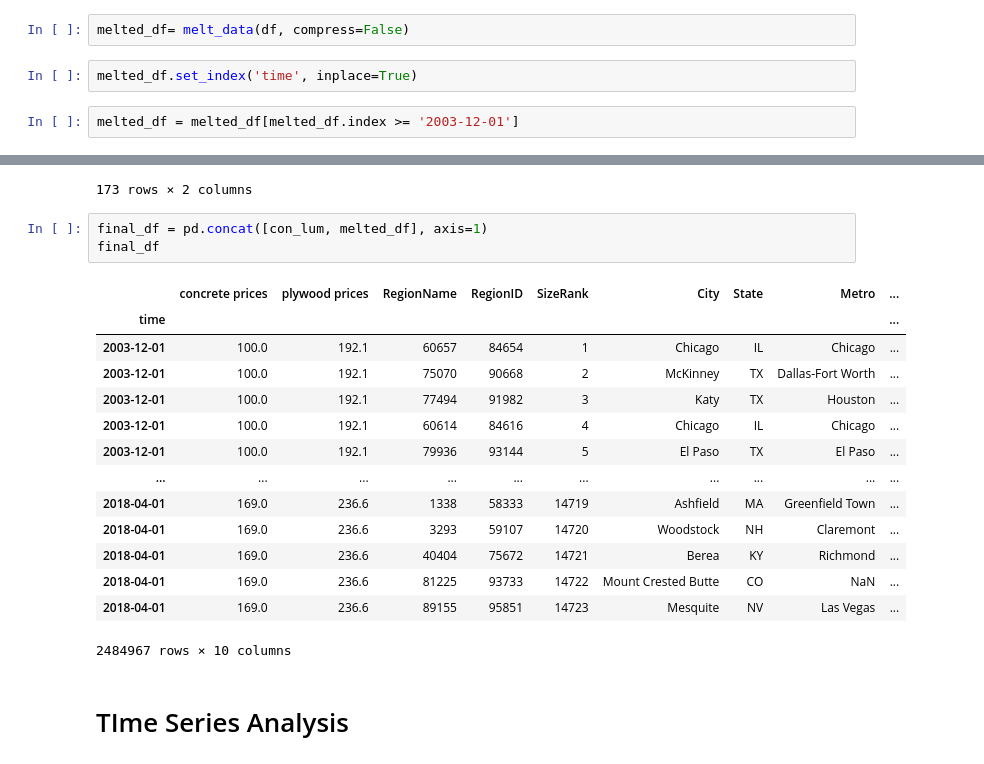
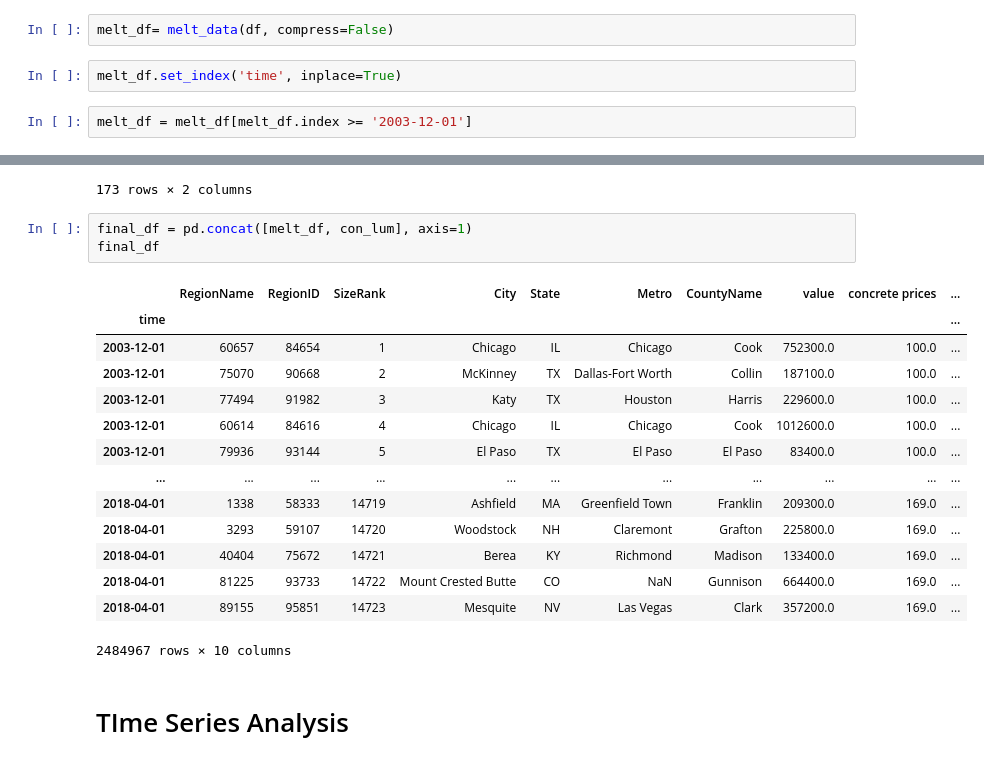
Before and after one commit to fivearm/Phase_4_Project, a Jupyter notebook: check.ipynb, the cells around one changed output, grey strips where cells are left out. Cells and saved outputs as stored; diff of their text form.

```diff
--- a/check.ipynb
+++ b/check.ipynb
@@ -232,6 +234,6 @@ df_melt.time.min(), df_melt.time.max()
 # %%
-melted_df= melt_data(df, compress=False)
+melt_df= melt_data(df, compress=False)
 # %%
-melted_df.set_index('time', inplace=True)
+melt_df.set_index('time', inplace=True)
 # %%
-melted_df = melted_df[melted_df.index >= '2003-12-01']
+melt_df = melt_df[melt_df.index >= '2003-12-01']
@@ -341,22 +343,22 @@ con_lum
 | 2018-04-01 | 169.0 | 236.6 |
 173 rows × 2 columns
 # %%
-final_df = pd.concat([con_lum, melted_df], axis=1)
+final_df = pd.concat([melt_df, con_lum], axis=1)
 final_df
 # %% [output]
-|  | concrete prices | plywood prices | RegionName | RegionID | SizeRank | City | State | Metro | ... |
-| time |  |  |  |  |  |  |  |  | ... |
-| 2003-12-01 | 100.0 | 192.1 | 60657 | 84654 | 1 | Chicago | IL | Chicago | ... |
-| 2003-12-01 | 100.0 | 192.1 | 75070 | 90668 | 2 | McKinney | TX | Dallas-Fort Worth | ... |
-| 2003-12-01 | 100.0 | 192.1 | 77494 | 91982 | 3 | Katy | TX | Houston | ... |
-| 2003-12-01 | 100.0 | 192.1 | 60614 | 84616 | 4 | Chicago | IL | Chicago | ... |
-| 2003-12-01 | 100.0 | 192.1 | 79936 | 93144 | 5 | El Paso | TX | El Paso | ... |
-| ... | ... | ... | ... | ... | ... | ... | ... | ... | ... |
-| 2018-04-01 | 169.0 | 236.6 | 1338 | 58333 | 14719 | Ashfield | MA | Greenfield Town | ... |
-| 2018-04-01 | 169.0 | 236.6 | 3293 | 59107 | 14720 | Woodstock | NH | Claremont | ... |
-| 2018-04-01 | 169.0 | 236.6 | 40404 | 75672 | 14721 | Berea | KY | Richmond | ... |
-| 2018-04-01 | 169.0 | 236.6 | 81225 | 93733 | 14722 | Mount Crested Butte | CO | NaN | ... |
-| 2018-04-01 | 169.0 | 236.6 | 89155 | 95851 | 14723 | Mesquite | NV | Las Vegas | ... |
+|  | RegionName | RegionID | SizeRank | City | State | Metro | CountyName | value | concrete prices | ... |
+| time |  |  |  |  |  |  |  |  |  | ... |
+| 2003-12-01 | 60657 | 84654 | 1 | Chicago | IL | Chicago | Cook | 752300.0 | 100.0 | ... |
+| 2003-12-01 | 75070 | 90668 | 2 | McKinney | TX | Dallas-Fort Worth | Collin | 187100.0 | 100.0 | ... |
+| 2003-12-01 | 77494 | 91982 | 3 | Katy | TX | Houston | Harris | 229600.0 | 100.0 | ... |
+| 2003-12-01 | 60614 | 84616 | 4 | Chicago | IL | Chicago | Cook | 1012600.0 | 100.0 | ... |
+| 2003-12-01 | 79936 | 93144 | 5 | El Paso | TX | El Paso | El Paso | 83400.0 | 100.0 | ... |
+| ... | ... | ... | ... | ... | ... | ... | ... | ... | ... | ... |
+| 2018-04-01 | 1338 | 58333 | 14719 | Ashfield | MA | Greenfield Town | Franklin | 209300.0 | 169.0 | ... |
+| 2018-04-01 | 3293 | 59107 | 14720 | Woodstock | NH | Claremont | Grafton | 225800.0 | 169.0 | ... |
+| 2018-04-01 | 40404 | 75672 | 14721 | Berea | KY | Richmond | Madison | 133400.0 | 169.0 | ... |
+| 2018-04-01 | 81225 | 93733 | 14722 | Mount Crested Butte | CO | NaN | Gunnison | 664400.0 | 169.0 | ... |
+| 2018-04-01 | 89155 | 95851 | 14723 | Mesquite | NV | Las Vegas | Clark | 357200.0 | 169.0 | ... |
 2484967 rows × 10 columns
 # %% [markdown]
 # TIme Series Analysis
```
Also changed, not shown: parts of 31 cells of this notebook.
